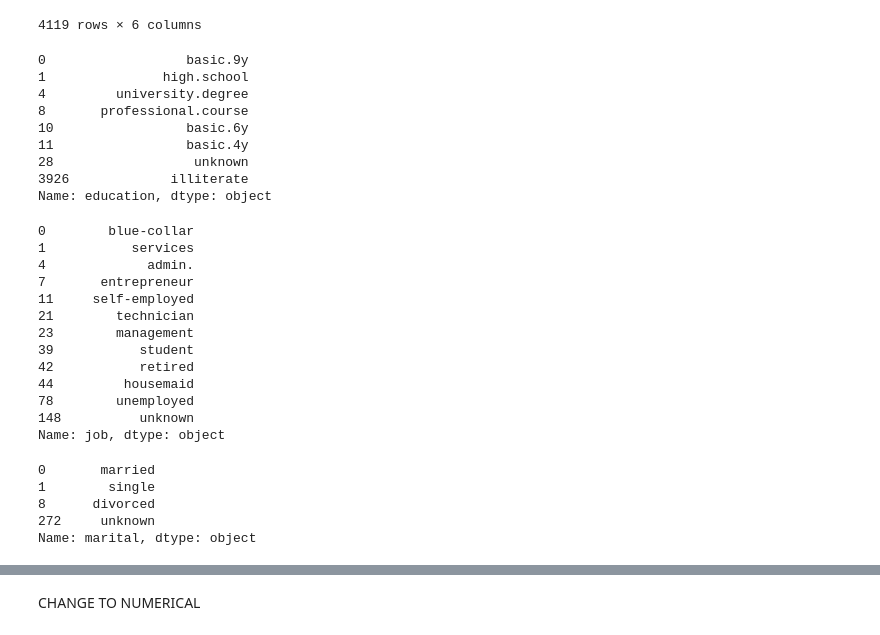
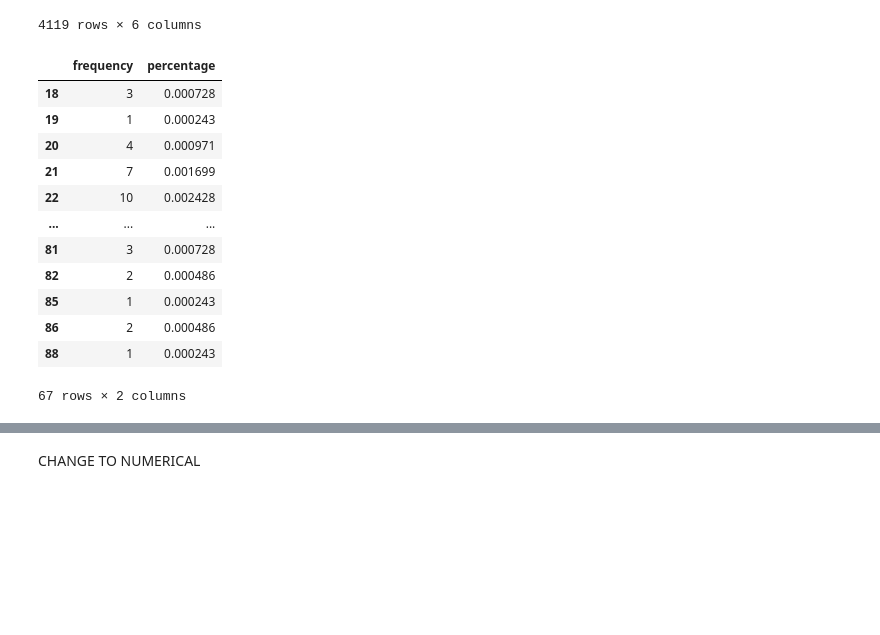
Before and after one commit to peii14/LoanTransaction, a Jupyter notebook: mine.ipynb, the cells around one changed output, grey strips where cells are left out. Saved outputs shown, nothing was run; the diff lists cells and outputs as text; code cells hidden in the pictures; blank space fills up the shorter version.

```diff
--- a/mine.ipynb
+++ b/mine.ipynb
@@ -70,42 +70,27 @@ attribute
 | 4117 | 58 | admin. | married | high.school | no | no |
 | 4118 | 34 | management | single | high.school | yes | no |
 4119 rows × 6 columns
-# %%
-eduSeries = attribute.loc[:, 'education']
-eduSeries.drop_duplicates(keep='first',inplace=False)
-# %% [output]
-0                  basic.9y
-1               high.school
-4         university.degree
-8       professional.course
-10                 basic.6y
-11                 basic.4y
-28                  unknown
-3926             illiterate
-Name: education, dtype: object
-# %%
-jobSeries = attribute.loc[:,'job']
-jobSeries.drop_duplicates(keep='first',inplace=False)
-# %% [output]
-0        blue-collar
-1           services
-4             admin.
-7       entrepreneur
-11     self-employed
-21        technician
-23        management
-39           student
-42           retired
-44         housemaid
-78        unemployed
-148          unknown
-Name: job, dtype: object
-# %%
-marital = attribute.loc[:,'marital']
-marital.drop_duplicates(keep='first',inplace=False)
-# %% [output]
-0       married
-1        single
-8      divorced
-272     unknown
-Name: marital, dtype: object
+# %%
+frquency = attribute.age.value_counts(normalize=False)
+percentage = attribute.age.value_counts(normalize=True)
+# %%
+data2 = {'frequency':frquency,
+        'percentage': percentage}
+
+ages = pd.DataFrame(data2)
+ages = ages.sort_index(axis= 0,kind='quicksort')
+ages
+# %% [output]
+|  | frequency | percentage |
+| 18 | 3 | 0.000728 |
+| 19 | 1 | 0.000243 |
+| 20 | 4 | 0.000971 |
+| 21 | 7 | 0.001699 |
+| 22 | 10 | 0.002428 |
+| ... | ... | ... |
+| 81 | 3 | 0.000728 |
+| 82 | 2 | 0.000486 |
+| 85 | 1 | 0.000243 |
+| 86 | 2 | 0.000486 |
+| 88 | 1 | 0.000243 |
+67 rows × 2 columns
```
Also changed, not shown: parts of 12 cells of this notebook, 1 other file.
